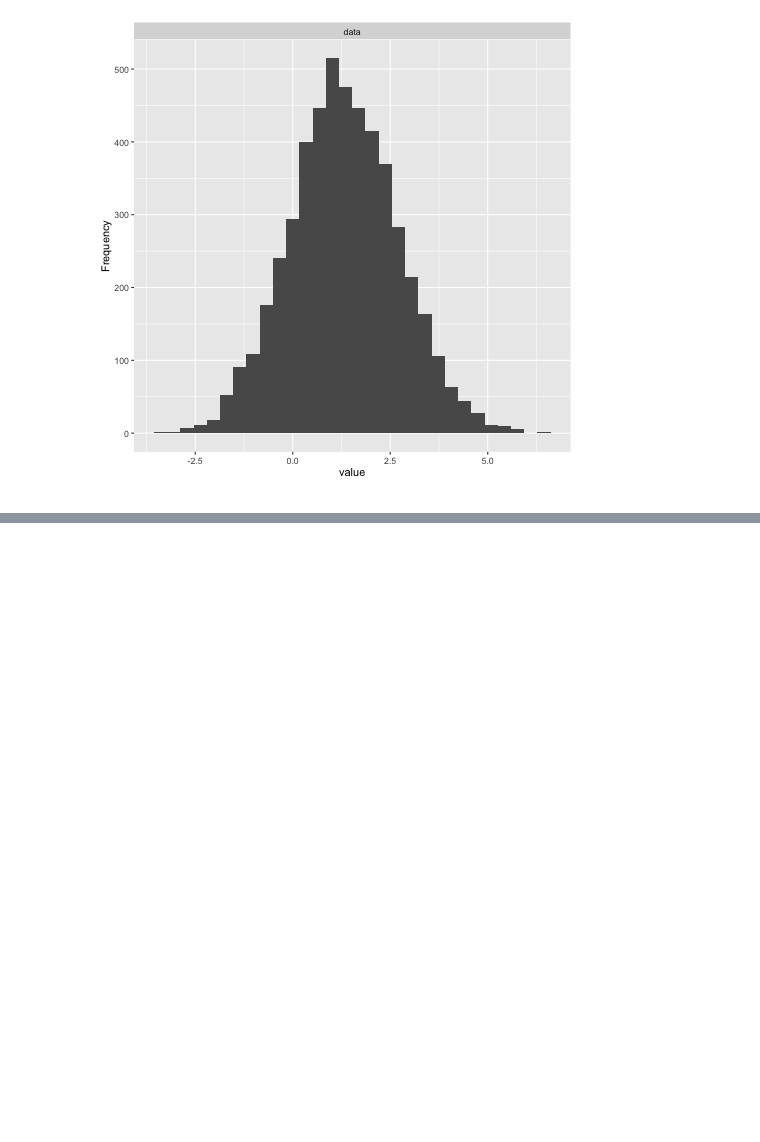
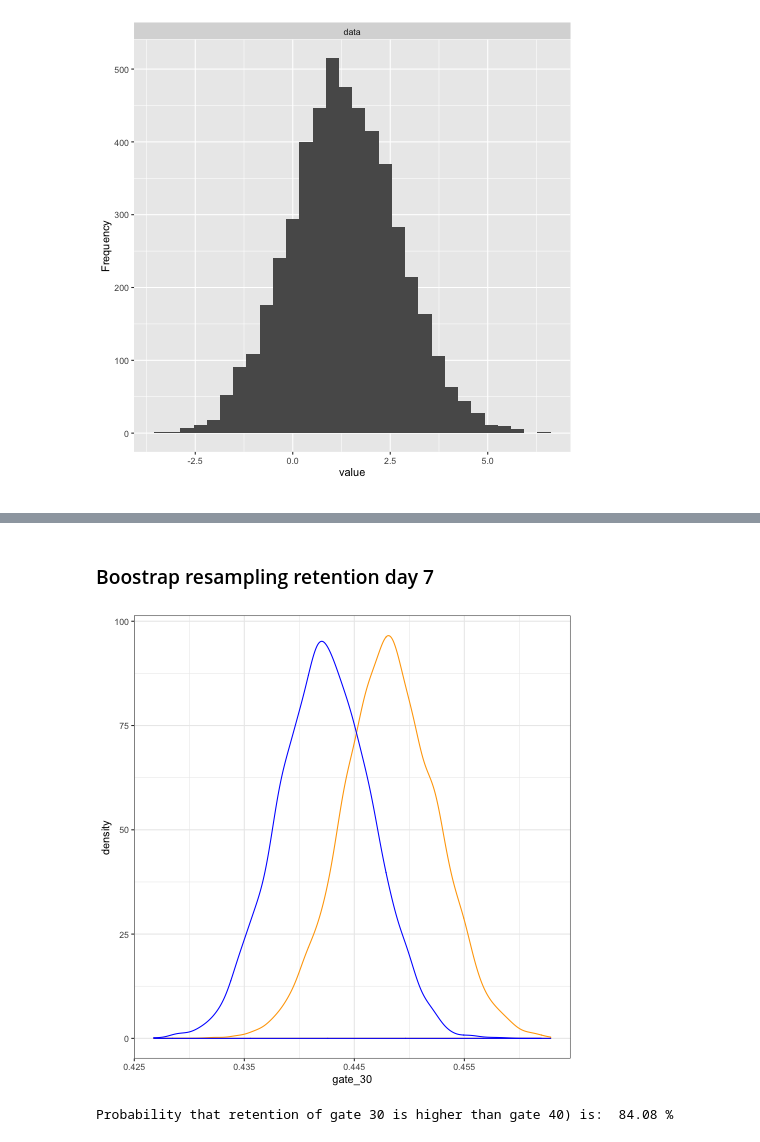
Before and after one commit to Diem-Nguyen/mobile_game_A-B_testing, a Jupyter notebook: cookie_cats.ipynb, the cells around one changed output, grey strips where cells are left out. Saved outputs shown, nothing was run; the diff lists cells and outputs as text; code cells hidden in the pictures; blank space fills up the shorter version.

```diff
--- a/cookie_cats.ipynb
+++ b/cookie_cats.ipynb
@@ -251,0 +241,28 @@ Name: diff, dtype: float64
+# %% [markdown]
+### Boostrap resampling  retention day 7
+# %%
+# Creating a list with bootstrapped means for each AB-group (i.e. game version)
+boot_7 = []
+for i in range(5000):
+    boot_mean = df.sample(frac = 0.3, replace = True).groupby('version')['retention_1'].mean()
+    boot_7.append(boot_mean)
+
+# Transforming the list to a DataFrame
+boot_7 = pd.DataFrame(boot_7)
+# %%
+%%R -i boot_7
+theme_set(theme_bw())
+
+ggplot(boot_7)+
+    geom_density(aes(gate_30), color = 'orange')+
+    geom_density(aes(gate_40), color = 'blue')
+# %% [output]
+[figure, added]
+# %%
+# Calculate the difference between 2 A/B Groups after boostraping
+boot_7['diff'] = (boot_7.gate_30 - boot_7.gate_40)/boot_7.gate_40*100
+
+# Probability that retention of gate 30 is higher than gate 40:
+print(r'Probability that retention of gate 30 is higher than gate 40) is: ', (boot_7['diff'] > 0).mean()*100, '%')
+# %% [output]
+Probability that retention of gate 30 is higher than gate 40) is:  84.08 %
```
Also changed, not shown: parts of 3 cells of this notebook.
